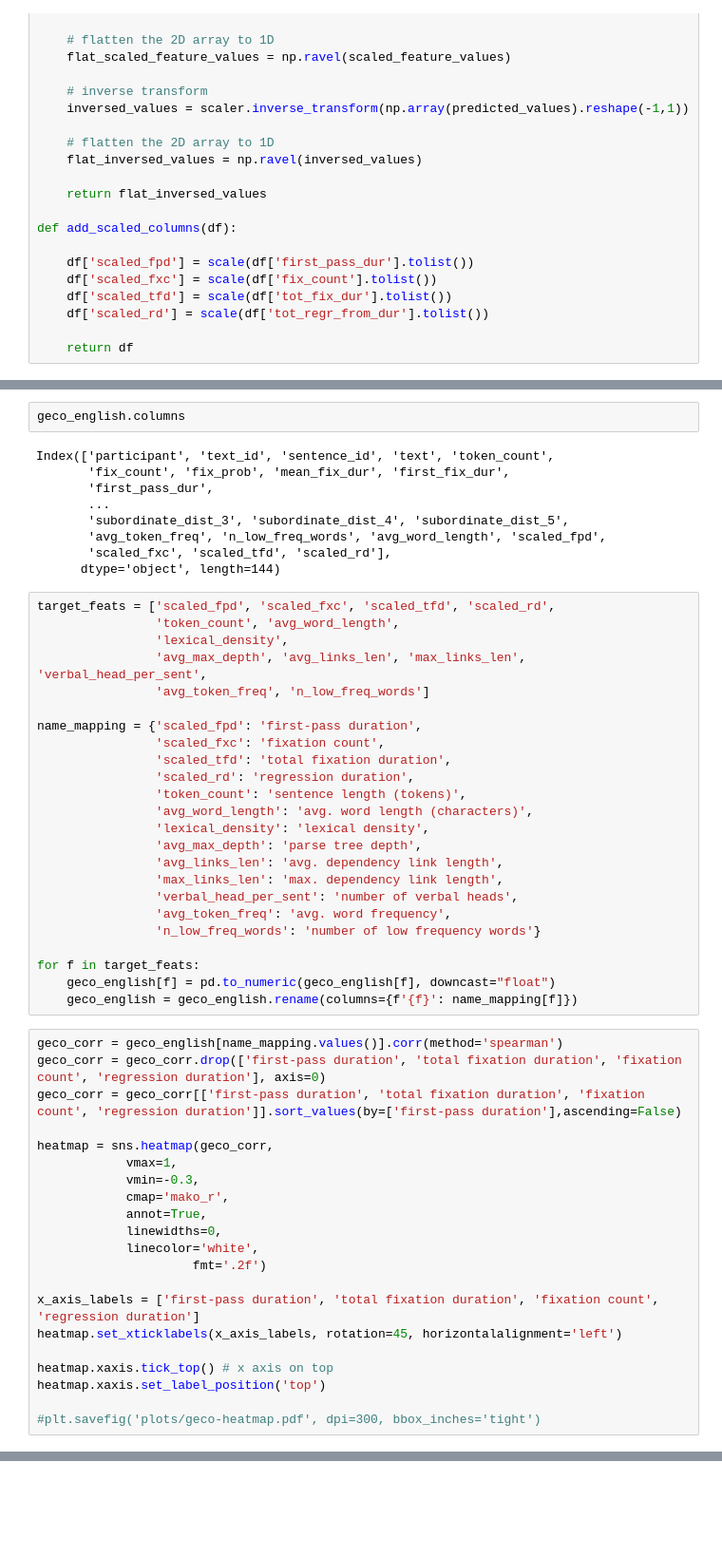
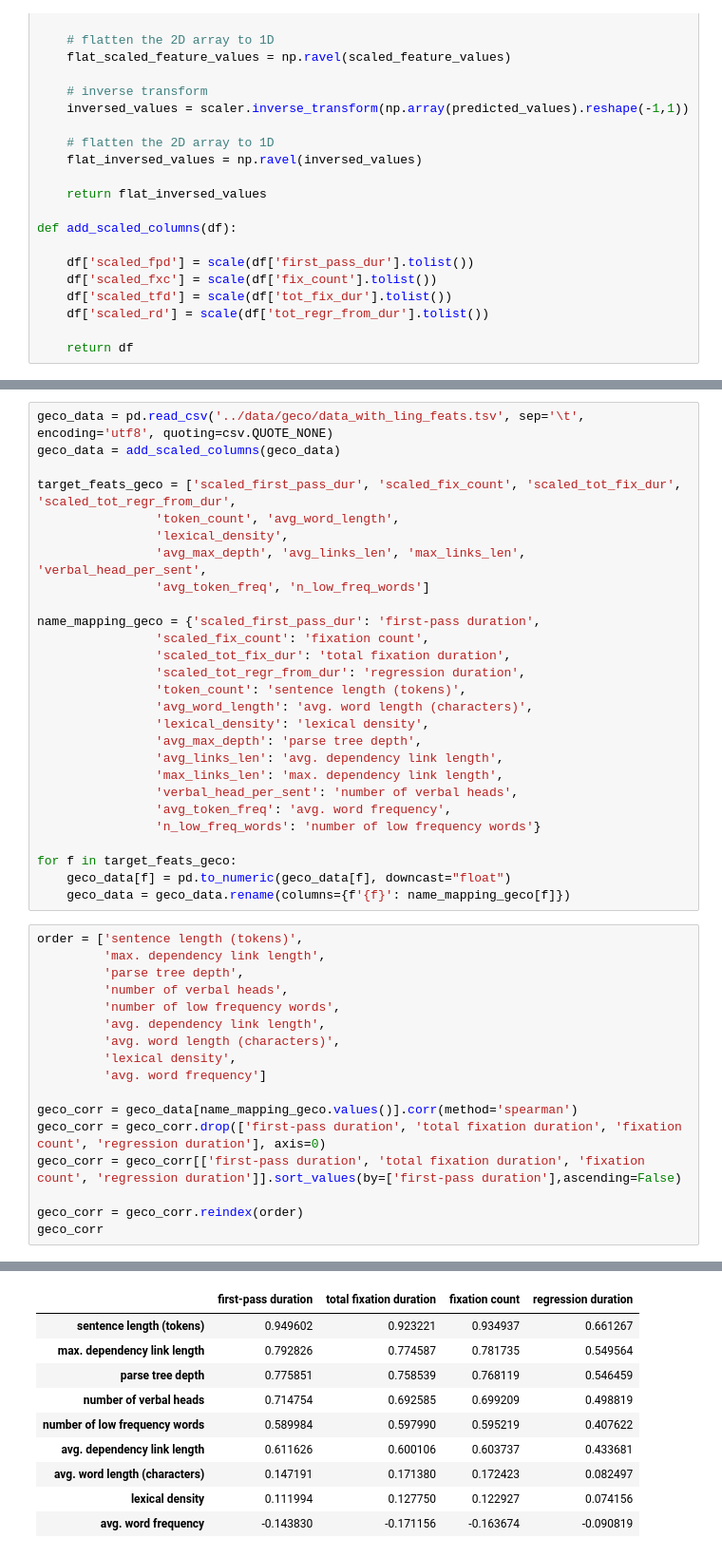
Before and after one commit to CharlottePouw/crosslingual-complexity-transfer, a Jupyter notebook: analysis/data-exploration.ipynb, the cells around one changed output, grey strips where cells are left out. Shown: that part at 95% size. Saved outputs shown, nothing was run; the diff lists cells and outputs as text; blank space fills up the shorter version.

```diff
--- a/analysis/data-exploration.ipynb
+++ b/analysis/data-exploration.ipynb
@@ -699,25 +354,17 @@ for f in target_feats:
-# %%
-geco_english.columns
-# %% [output]
-Index(['participant', 'text_id', 'sentence_id', 'text', 'token_count',
-       'fix_count', 'fix_prob', 'mean_fix_dur', 'first_fix_dur',
-       'first_pass_dur',
-       ...
-       'subordinate_dist_3', 'subordinate_dist_4', 'subordinate_dist_5',
-       'avg_token_freq', 'n_low_freq_words', 'avg_word_length', 'scaled_fpd',
-       'scaled_fxc', 'scaled_tfd', 'scaled_rd'],
-      dtype='object', length=144)
 # %%
-target_feats = ['scaled_fpd', 'scaled_fxc', 'scaled_tfd', 'scaled_rd',
+geco_data = pd.read_csv('../data/geco/data_with_ling_feats.tsv', sep='\t', encoding='utf8', quoting=csv.QUOTE_NONE)
+geco_data = add_scaled_columns(geco_data)
+
+target_feats_geco = ['scaled_first_pass_dur', 'scaled_fix_count', 'scaled_tot_fix_dur', 'scaled_tot_regr_from_dur',
                 'token_count', 'avg_word_length',
                 'lexical_density',
                 'avg_max_depth', 'avg_links_len', 'max_links_len', 'verbal_head_per_sent',
                 'avg_token_freq', 'n_low_freq_words']
 
-name_mapping = {'scaled_fpd': 'first-pass duration',
-                'scaled_fxc': 'fixation count',
-                'scaled_tfd': 'total fixation duration',
-                'scaled_rd': 'regression duration',
+name_mapping_geco = {'scaled_first_pass_dur': 'first-pass duration',
+                'scaled_fix_count': 'fixation count',
+                'scaled_tot_fix_dur': 'total fixation duration',
+                'scaled_tot_regr_from_dur': 'regression duration',
                 'token_count': 'sentence length (tokens)',
                 'avg_word_length': 'avg. word length (characters)',
                 'lexical_density': 'lexical density',
@@ -728,28 +375,24 @@ name_mapping = {'scaled_fpd': 'first-pass duration',
                 'avg_token_freq': 'avg. word frequency',
                 'n_low_freq_words': 'number of low frequency words'}
 
-for f in target_feats:
-    geco_english[f] = pd.to_numeric(geco_english[f], downcast="float")
-    geco_english = geco_english.rename(columns={f'{f}': name_mapping[f]})
+for f in target_feats_geco:
+    geco_data[f] = pd.to_numeric(geco_data[f], downcast="float")
+    geco_data = geco_data.rename(columns={f'{f}': name_mapping_geco[f]})
 # %%
-geco_corr = geco_english[name_mapping.values()].corr(method='spearman')
+order = ['sentence length (tokens)',
+         'max. dependency link length',
+         'parse tree depth',
+         'number of verbal heads',
+         'number of low frequency words',
+         'avg. dependency link length',
+         'avg. word length (characters)',
+         'lexical density',
+         'avg. word frequency']
+
+geco_corr = geco_data[name_mapping_geco.values()].corr(method='spearman')
 geco_corr = geco_corr.drop(['first-pass duration', 'total fixation duration', 'fixation count', 'regression duration'], axis=0)
 geco_corr = geco_corr[['first-pass duration', 'total fixation duration', 'fixation count', 'regression duration']].sort_values(by=['first-pass duration'],ascending=False)
 
-heatmap = sns.heatmap(geco_corr,
-            vmax=1,
-            vmin=-0.3,
-            cmap='mako_r',
-            annot=True,
-            linewidths=0,
-            linecolor='white',
-                     fmt='.2f')
-
-x_axis_labels = ['first-pass duration', 'total fixation duration', 'fixation count', 'regression duration']
-heatmap.set_xticklabels(x_axis_labels, rotation=45, horizontalalignment='left')
-
-heatmap.xaxis.tick_top() # x axis on top
-heatmap.xaxis.set_label_position('top')
-
-#plt.savefig('plots/geco-heatmap.pdf', dpi=300, bbox_inches='tight')
+geco_corr = geco_corr.reindex(order)
+geco_corr
 # %% [output]
@@ -757 +399,11 @@ heatmap.xaxis.set_label_position('top')
+|  | first-pass duration | total fixation duration | fixation count | regression duration |
+| sentence length (tokens) | 0.949602 | 0.923221 | 0.934937 | 0.661267 |
+| max. dependency link length | 0.792826 | 0.774587 | 0.781735 | 0.549564 |
+| parse tree depth | 0.775851 | 0.758539 | 0.768119 | 0.546459 |
+| number of verbal heads | 0.714754 | 0.692585 | 0.699209 | 0.498819 |
+| number of low frequency words | 0.589984 | 0.597990 | 0.595219 | 0.407622 |
+| avg. dependency link length | 0.611626 | 0.600106 | 0.603737 | 0.433681 |
+| avg. word length (characters) | 0.147191 | 0.171380 | 0.172423 | 0.082497 |
+| lexical density | 0.111994 | 0.127750 | 0.122927 | 0.074156 |
+| avg. word frequency | -0.143830 | -0.171156 | -0.163674 | -0.090819 |
 # %%
```
Also changed, not shown: parts of 43 cells of this notebook, 7 other files.
